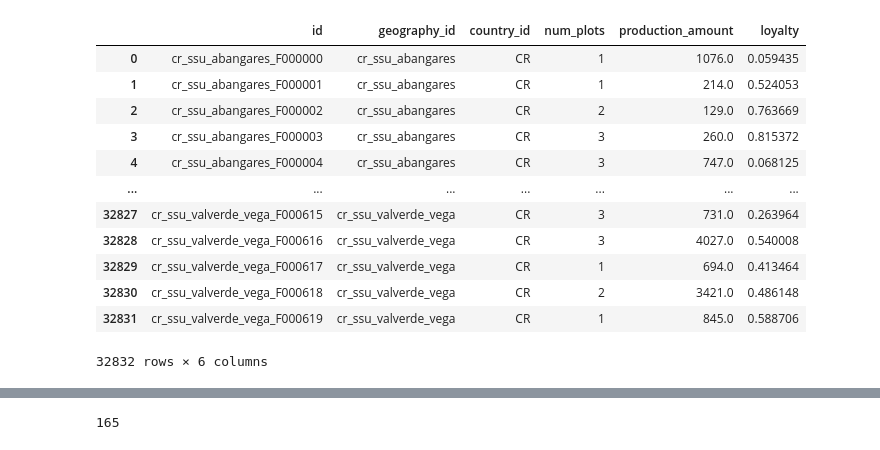
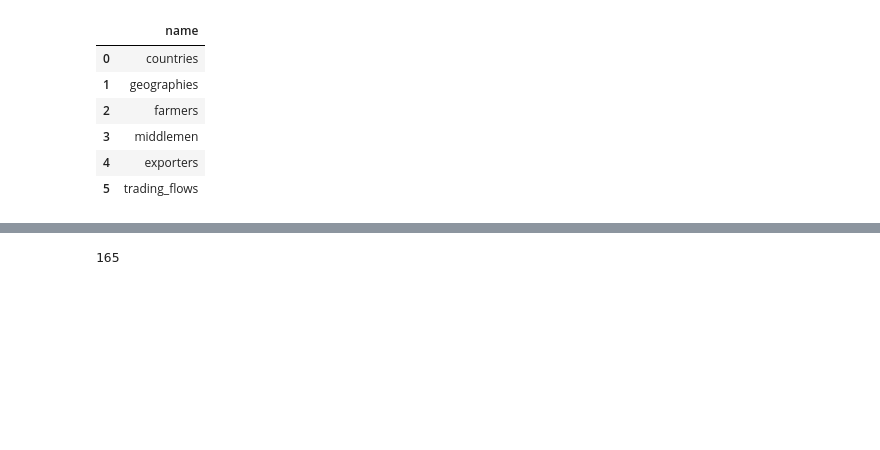
Before and after one commit to ccerv1/supply-chain-simulator, a Jupyter notebook: DashboardPrototype.ipynb, the cells around one changed output, grey strips where cells are left out. Saved outputs shown, nothing was run; the diff lists cells and outputs as text; code cells hidden in the pictures; blank space fills up the shorter version.

```diff
--- a/DashboardPrototype.ipynb
+++ b/DashboardPrototype.ipynb
@@ -31,21 +31,16 @@ pd.read_sql_query("""
 # %%
 pd.read_sql_query("""
-    SELECT *
-    FROM farmers
+    SELECT name
+    FROM sqlite_schema
+    WHERE type = 'table';
 """, conn)
 # %% [output]
-|  | id | geography_id | country_id | num_plots | production_amount | loyalty |
-| 0 | cr_ssu_abangares_F000000 | cr_ssu_abangares | CR | 1 | 1076.0 | 0.059435 |
-| 1 | cr_ssu_abangares_F000001 | cr_ssu_abangares | CR | 1 | 214.0 | 0.524053 |
-| 2 | cr_ssu_abangares_F000002 | cr_ssu_abangares | CR | 2 | 129.0 | 0.763669 |
-| 3 | cr_ssu_abangares_F000003 | cr_ssu_abangares | CR | 3 | 260.0 | 0.815372 |
-| 4 | cr_ssu_abangares_F000004 | cr_ssu_abangares | CR | 3 | 747.0 | 0.068125 |
-| ... | ... | ... | ... | ... | ... | ... |
-| 32827 | cr_ssu_valverde_vega_F000615 | cr_ssu_valverde_vega | CR | 3 | 731.0 | 0.263964 |
-| 32828 | cr_ssu_valverde_vega_F000616 | cr_ssu_valverde_vega | CR | 3 | 4027.0 | 0.540008 |
-| 32829 | cr_ssu_valverde_vega_F000617 | cr_ssu_valverde_vega | CR | 1 | 694.0 | 0.413464 |
-| 32830 | cr_ssu_valverde_vega_F000618 | cr_ssu_valverde_vega | CR | 2 | 3421.0 | 0.486148 |
-| 32831 | cr_ssu_valverde_vega_F000619 | cr_ssu_valverde_vega | CR | 1 | 845.0 | 0.588706 |
+|  | name |
+| 0 | countries |
+| 1 | geographies |
+| 2 | farmers |
+| 3 | middlemen |
+| 4 | exporters |
+| 5 | trading_flows |
-32832 rows × 6 columns
 # %%
 df = pd.read_sql_query("""
```
Also changed, not shown: parts of 21 cells of this notebook, 6 other files.
